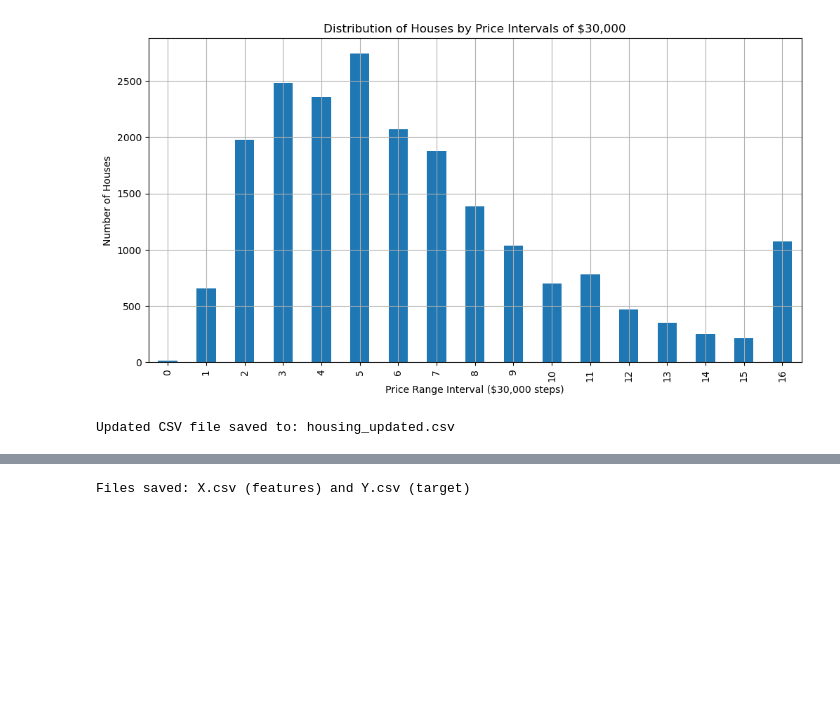
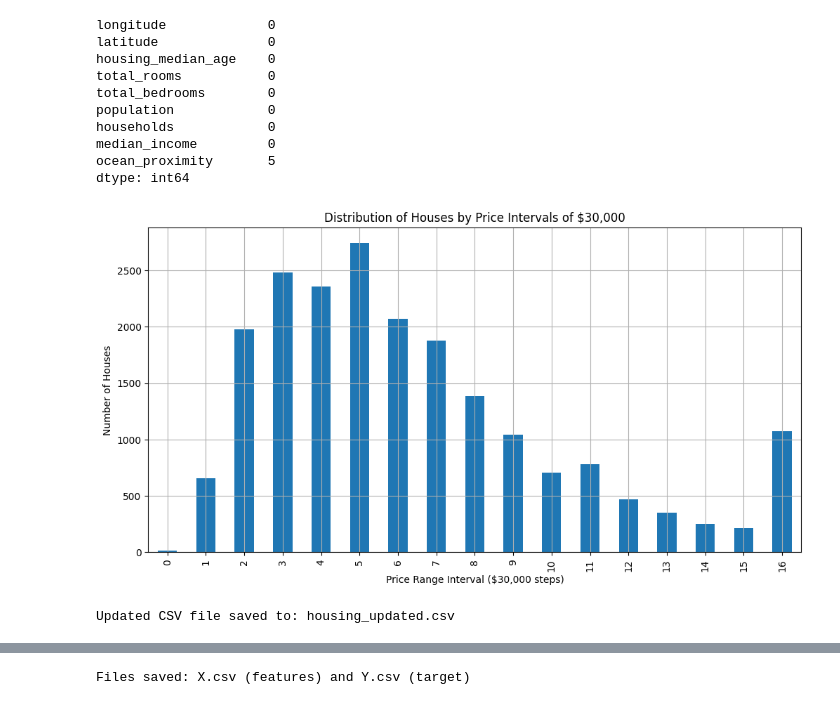
Before and after one commit to yuzukaR/ML_Final, a Jupyter notebook: final_project.ipynb, the cells around one changed output, grey strips where cells are left out. Saved outputs shown, nothing was run; the diff lists cells and outputs as text; code cells hidden in the pictures; blank space fills up the shorter version.

```diff
--- a/final_project.ipynb
+++ b/final_project.ipynb
@@ -1,57 +93,51 @@
 # %%
-# Step 1: Import libraries
-import pandas as pd
-import numpy as np
-import matplotlib.pyplot as plt
 
-# Step 2: Load the data
-housing = pd.read_csv('housing.csv')
-
-# Step 3: Drop rows with null values
-housing = housing.dropna()
-
-
-# Step 4: Encode 'ocean_proximity'
-ocean_proximity_mapping = {
-    '<1H OCEAN': 3,
-    'NEAR OCEAN': 2,
-    'NEAR BAY': 1,
-    'INLAND': 0
-}
-housing['ocean_proximity'] = housing['ocean_proximity'].map(ocean_proximity_mapping)
-housing = housing.dropna()
-
-# Step 5: Divide 'median_house_value' into intervals of $30,000
-# Determine the max value to cover all price ranges
 max_value = housing['median_house_value'].max()
 bins = np.arange(0, max_value + 30000, 30000)
 
 # Assign price range based on these bins
 housing['price_range'] = pd.cut(housing['median_house_value'], bins=bins, labels=False, right=False)
 
 housing = housing.drop(columns=['median_house_value'])
 
 # Step 6: Save the updated data to a new CSV
 output_path = 'housing_updated.csv'
 housing.to_csv(output_path, index=False)
 
-housing = pd.read_csv('housing_updated.csv')
 
+# Step 1: Features (remove target)
+X = housing.drop(columns=['price_range'])
+
+# Check missing values
+print(X.isnull().sum())
+
+# Drop rows with missing values if any
+X = X.dropna()
 
 # Step 7: Visualization: Distribution of price ranges
 plt.figure(figsize=(12,6))
 housing['price_range'].value_counts().sort_index().plot(kind='bar')
 plt.xlabel('Price Range Interval ($30,000 steps)')
 plt.ylabel('Number of Houses')
 plt.title('Distribution of Houses by Price Intervals of $30,000')
 plt.grid(True)
 plt.show()
 
 # Output file path
 print(f"Updated CSV file saved to: {output_path}")
 # %% [output]
+longitude             0
+latitude              0
+housing_median_age    0
+total_rooms           0
+total_bedrooms        0
+population            0
+households            0
+median_income         0
+ocean_proximity       5
+dtype: int64
-[figure, old version]
+[figure, new version]
-Updated CSV file saved to: housing_updated.csv
+Updated CSV file saved to: housing_updated.csv
 # %%
 features = housing.columns.drop('price_range')  # all features except target
 
```
Also changed, not shown: parts of 11 cells of this notebook.
